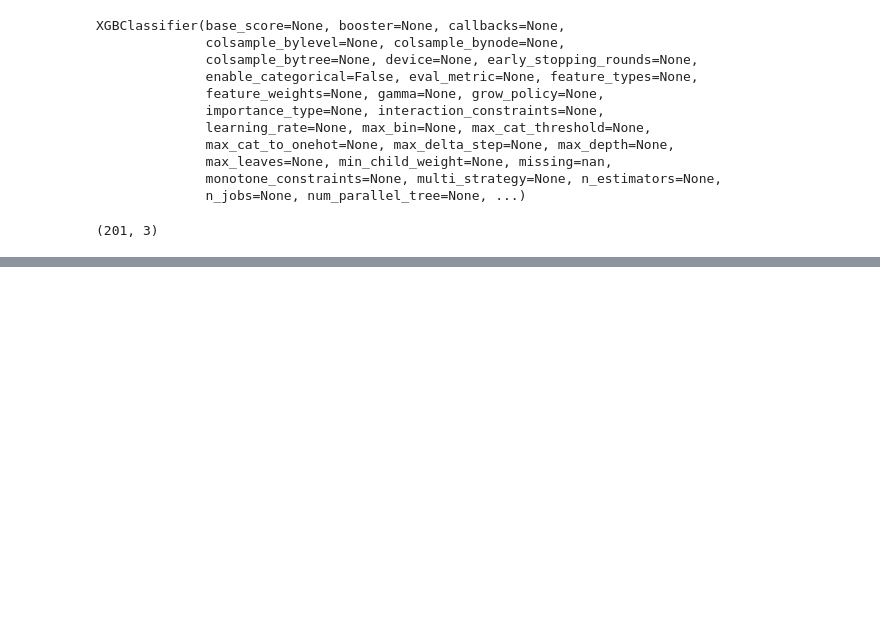
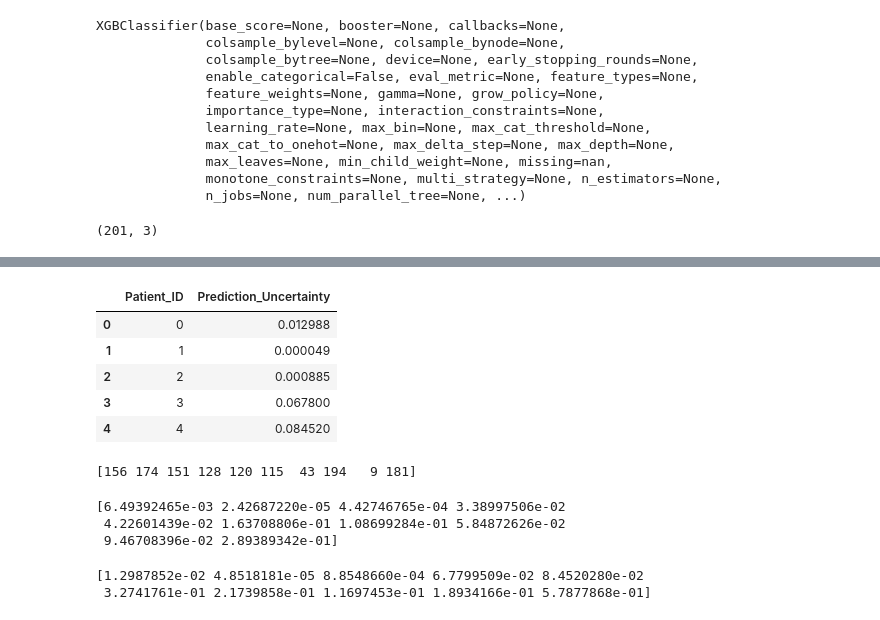
Before and after one commit to SUBHA251/ADHD-Explainability-Project, a Jupyter notebook: notebooks/04_SHAP.ipynb, the cells around one changed output, grey strips where cells are left out. Cells and saved outputs as stored; diff of their text form; code cells hidden in the pictures; blank space fills up the shorter version.

```diff
--- a/notebooks/04_SHAP.ipynb
+++ b/notebooks/04_SHAP.ipynb
@@ -102,0 +206,22 @@ Name: 114, dtype: float64
+# %%
+uncertainty_df = pd.DataFrame({
+    "Patient_ID": np.arange(len(uncertainty)),
+    "Prediction_Uncertainty": uncertainty
+})
+
+uncertainty_df.head()
+# %% [output]
+|  | Patient_ID | Prediction_Uncertainty |
+| 0 | 0 | 0.012988 |
+| 1 | 1 | 0.000049 |
+| 2 | 2 | 0.000885 |
+| 3 | 3 | 0.067800 |
+| 4 | 4 | 0.084520 |
+# %%
+top_uncertain_patients = np.argsort(
+    uncertainty
+)[::-1]
+
+print(top_uncertain_patients[:10])
+# %% [output]
+[156 174 151 128 120 115  43 194   9 181]
@@ -102,0 +233,17 @@ Name: 114, dtype: float64
+# %%
+probs = model.predict_proba(X_test)[:, 1]
+
+print(probs[:10])
+# %% [output]
+[6.49392465e-03 2.42687220e-05 4.42746765e-04 3.38997506e-02
+ 4.22601439e-02 1.63708806e-01 1.08699284e-01 5.84872626e-02
+ 9.46708396e-02 2.89389342e-01]
+# %%
+uncertainty = 1 - (
+    np.abs(probs - 0.5) * 2
+)
+
+print(uncertainty[:10])
+# %% [output]
+[1.2987852e-02 4.8518181e-05 8.8548660e-04 6.7799509e-02 8.4520280e-02
+ 3.2741761e-01 2.1739858e-01 1.1697453e-01 1.8934166e-01 5.7877868e-01]
```
Also changed, not shown: parts of 47 cells of this notebook, 13 other files.
